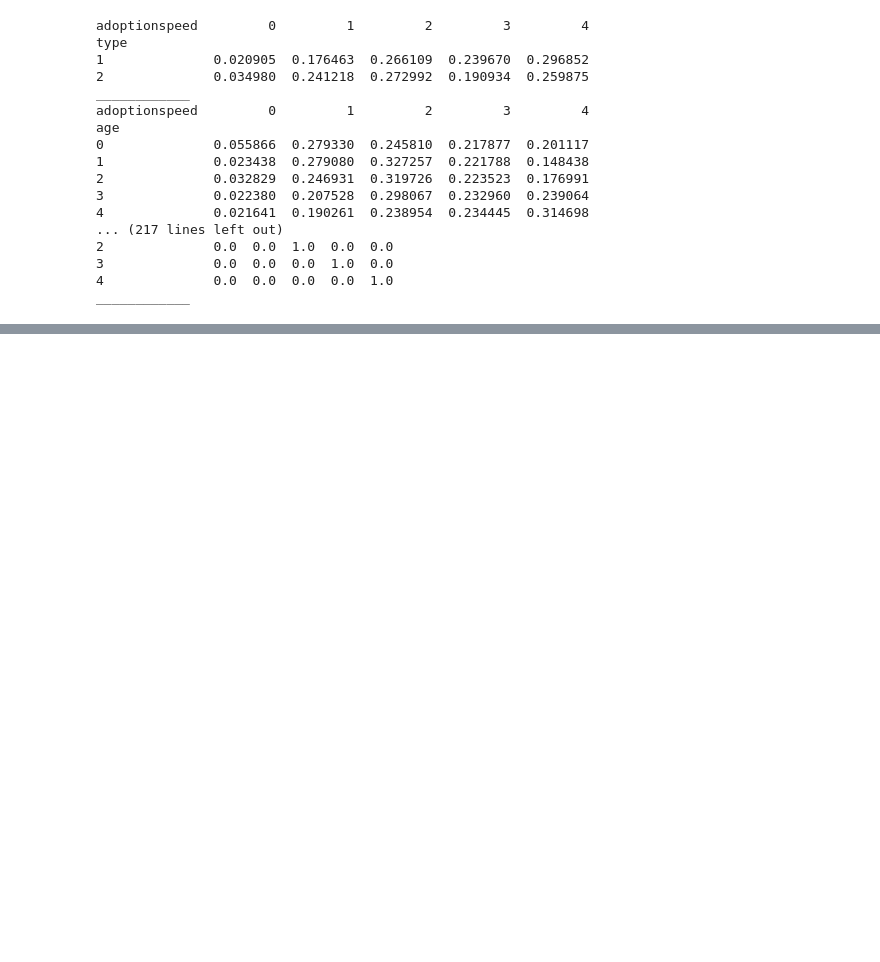
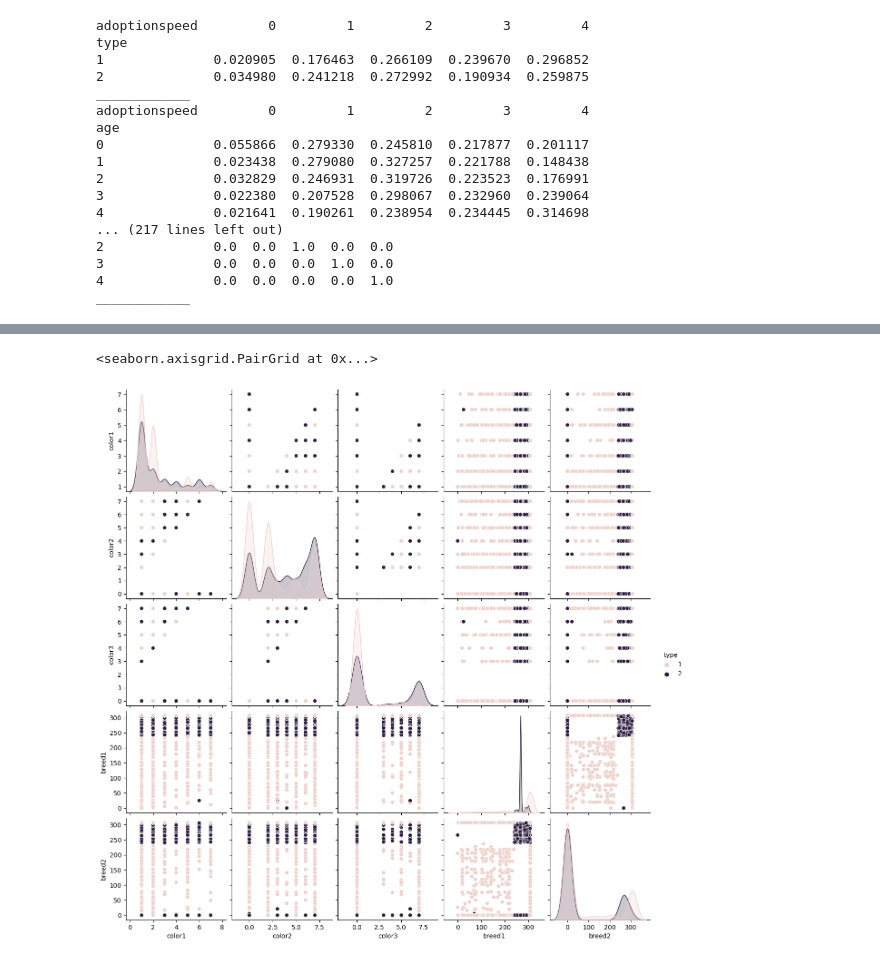
Before and after one commit to LanaCasselmann/ds_capstone_pet_adoptability, a Jupyter notebook: notebooks/pet_eda.ipynb, the cells around one changed output, grey strips where cells are left out. Drawn from its saved outputs; the diff is of its cells as text; code cells hidden in the pictures; blank space fills up the shorter version.

```diff
--- a/notebooks/pet_eda.ipynb
+++ b/notebooks/pet_eda.ipynb
@@ -99,0 +156,7 @@ ____________
+# %%
+df_color_breed = df_dropped[["color1", "color2", "color3", "breed1", "breed2", "type"]]
+# %%
+sns.pairplot(df_color_breed, hue="type")
+# %% [output]
+<seaborn.axisgrid.PairGrid at 0x...>
+[figure, added]
```
Also changed, not shown: parts of 10 cells of this notebook, 2 other files.
